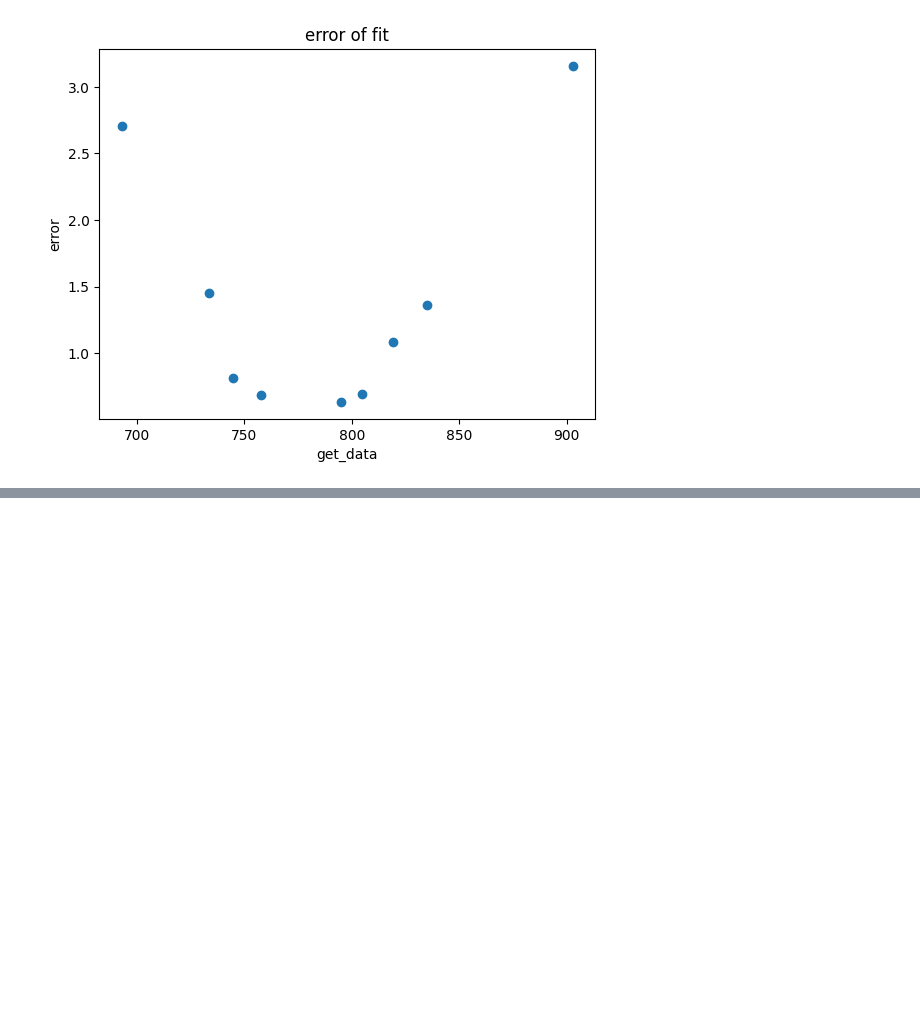
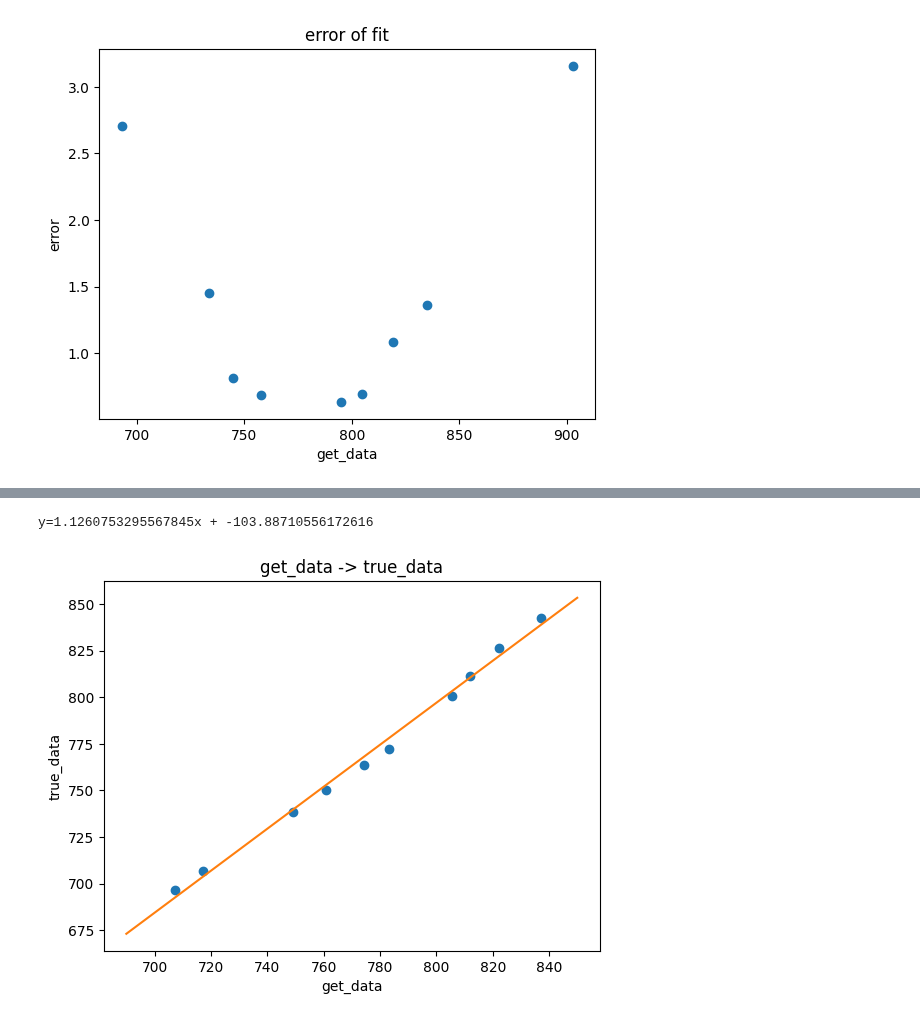
Before and after one commit to chiashi-lab/pl, a Jupyter notebook: notebook/002ccs200.ipynb, the cells around one changed output, grey strips where cells are left out. Saved outputs shown, nothing was run; the diff lists cells and outputs as text; code cells hidden in the pictures; blank space fills up the shorter version.

```diff
--- a/notebook/002ccs200.ipynb
+++ b/notebook/002ccs200.ipynb
@@ -211,0 +241,10 @@ plt.show()
+# %%
+true_data = [365.015, 404.656, 435.833, 546.074, 579.066, 696.543, 706.722, 738.393, 750.387, 763.511, 772.376, 800.616, 811.531, 826.452, 842.465, 912.297]
+# %%
+thresholdmin = 690
+thresholdmax = 850
+arhglamp_idx = [x for x in peaks if data[0][x] > thresholdmin and data[0][x] < thresholdmax]
+true_data = [x for x in true_data if x > thresholdmin and x < thresholdmax]
+print(arhglamp_idx)
+print(data[0][arhglamp_idx])
+print(true_data)
@@ -211,0 +265,14 @@ plt.show()
+# %%
+#get_data -> true_data
+keisuu, _ = curve_fit(linearfunc, data[0][arhglamp_idx], true_data)
+print(f"y={keisuu[0]}x + {keisuu[1]}")
+plt.plot(data[0][arhglamp_idx], true_data, 'o')
+xlist = np.linspace(690, 850, 100)
+plt.plot(xlist, linearfunc(xlist, keisuu[0], keisuu[1]))
+plt.title('get_data -> true_data')
+plt.xlabel('get_data')
+plt.ylabel('true_data')
+plt.show()
+# %% [output]
+y=1.1260753295567845x + -103.88710556172616
+[figure, added]
```
Also changed, not shown: parts of 10 cells of this notebook, 8 other files.
